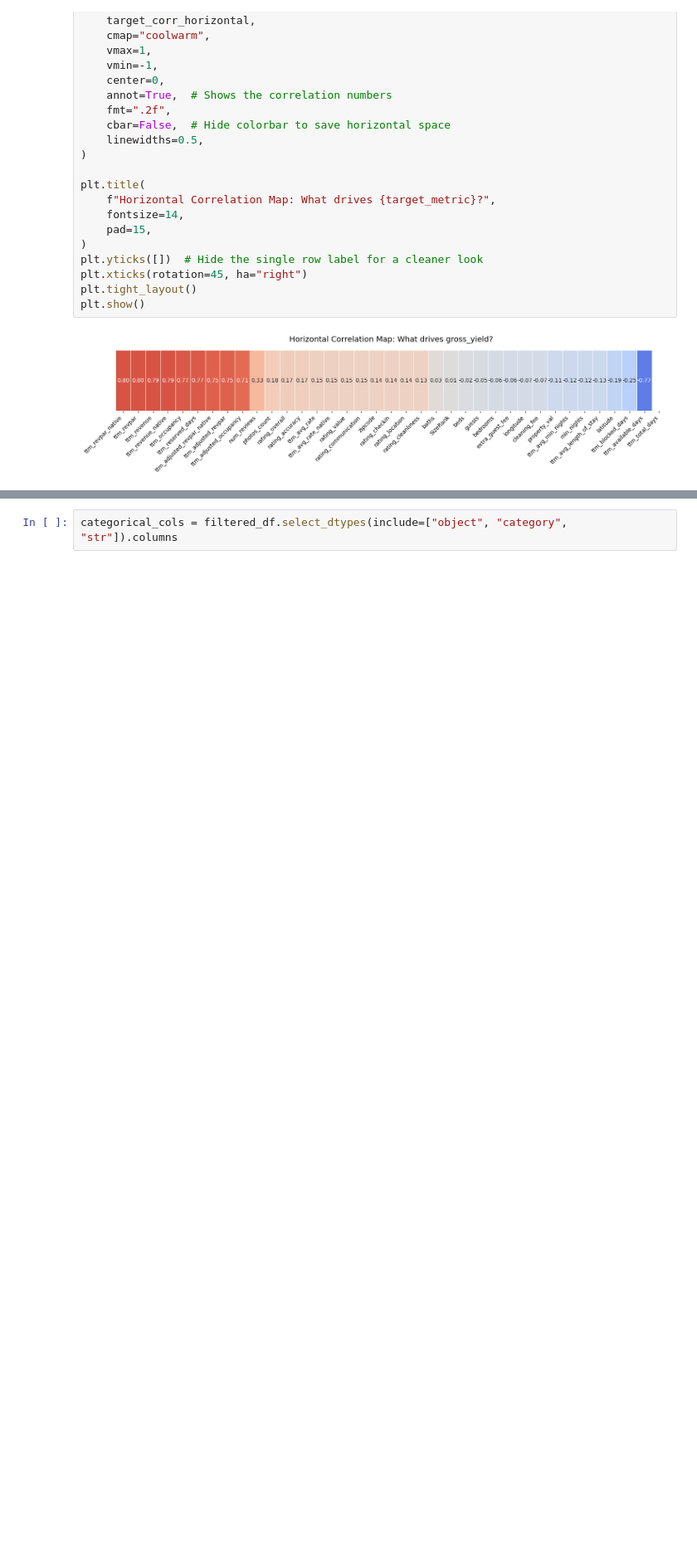
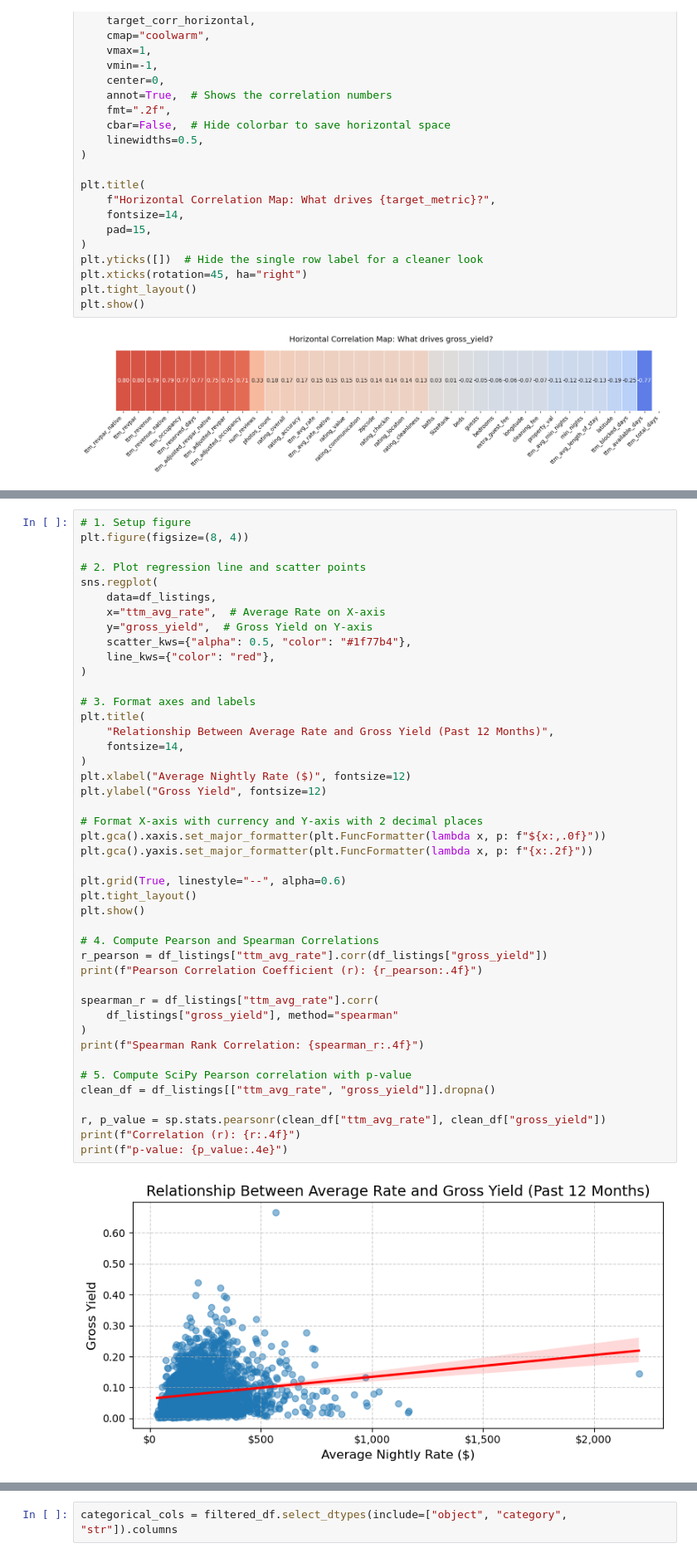
Before and after one commit to ebbopp/IAA_Summer_Practicum, a Jupyter notebook: Alan/eda_gross_yield.ipynb, the cells around one changed output, grey strips where cells are left out. Shown at 83% size. Cells and saved outputs as stored; diff of their text form; blank space fills up the shorter version.

```diff
--- a/Alan/eda_gross_yield.ipynb
+++ b/Alan/eda_gross_yield.ipynb
@@ -265,0 +338,46 @@ plt.show()
+# %%
+# 1. Setup figure
+plt.figure(figsize=(8, 4))
+
+# 2. Plot regression line and scatter points
+sns.regplot(
+    data=df_listings,
+    x="ttm_avg_rate",  # Average Rate on X-axis
+    y="gross_yield",  # Gross Yield on Y-axis
+    scatter_kws={"alpha": 0.5, "color": "#1f77b4"},
+    line_kws={"color": "red"},
+)
+
+# 3. Format axes and labels
+plt.title(
+    "Relationship Between Average Rate and Gross Yield (Past 12 Months)",
+    fontsize=14,
+)
+plt.xlabel("Average Nightly Rate ($)", fontsize=12)
+plt.ylabel("Gross Yield", fontsize=12)
+
+# Format X-axis with currency and Y-axis with 2 decimal places
+plt.gca().xaxis.set_major_formatter(plt.FuncFormatter(lambda x, p: f"${x:,.0f}"))
+plt.gca().yaxis.set_major_formatter(plt.FuncFormatter(lambda x, p: f"{x:.2f}"))
+
+plt.grid(True, linestyle="--", alpha=0.6)
+plt.tight_layout()
+plt.show()
+
+# 4. Compute Pearson and Spearman Correlations
+r_pearson = df_listings["ttm_avg_rate"].corr(df_listings["gross_yield"])
+print(f"Pearson Correlation Coefficient (r): {r_pearson:.4f}")
+
+spearman_r = df_listings["ttm_avg_rate"].corr(
+    df_listings["gross_yield"], method="spearman"
+)
+print(f"Spearman Rank Correlation: {spearman_r:.4f}")
+
+# 5. Compute SciPy Pearson correlation with p-value
+clean_df = df_listings[["ttm_avg_rate", "gross_yield"]].dropna()
+
+r, p_value = sp.stats.pearsonr(clean_df["ttm_avg_rate"], clean_df["gross_yield"])
+print(f"Correlation (r): {r:.4f}")
+print(f"p-value: {p_value:.4e}")
+# %% [output]
+[figure, added]
```
Also changed, not shown: parts of 4 cells of this notebook, 5 other files.
